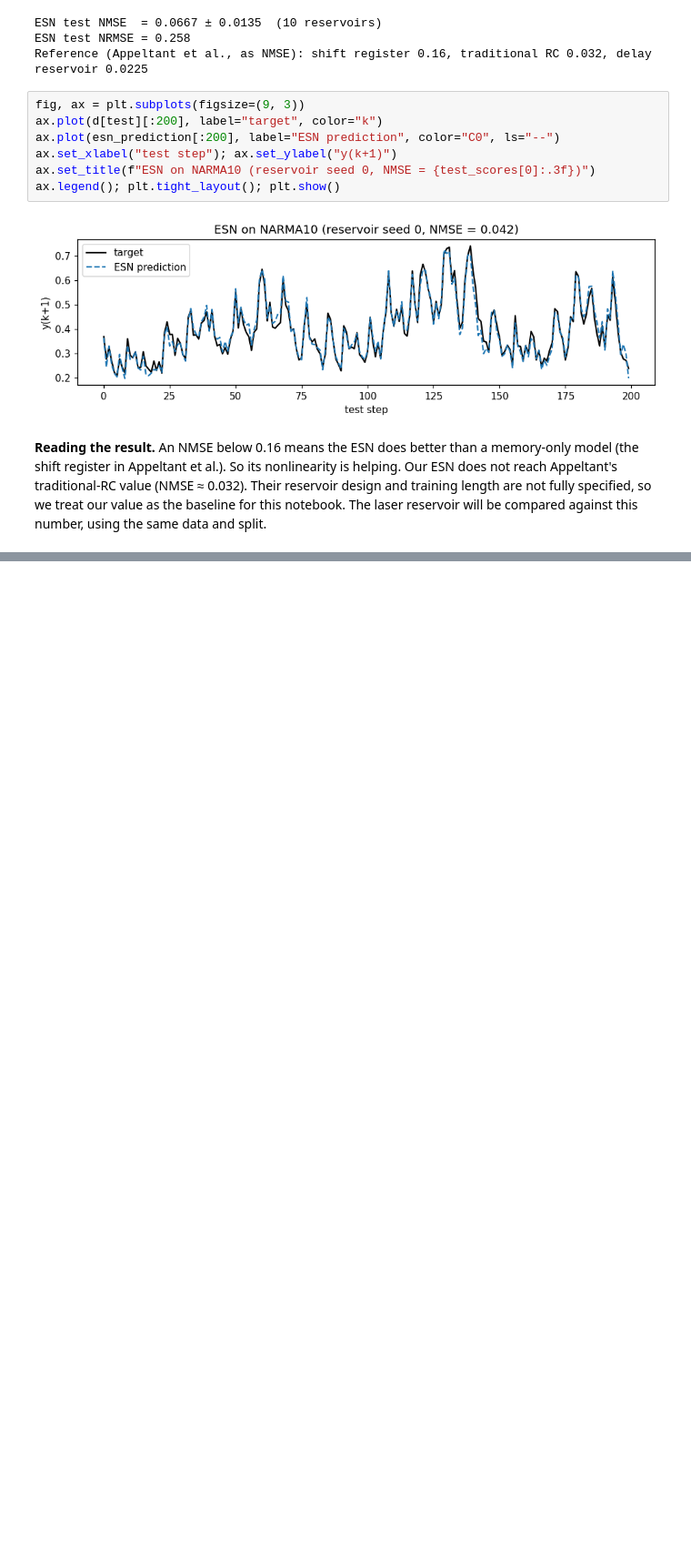
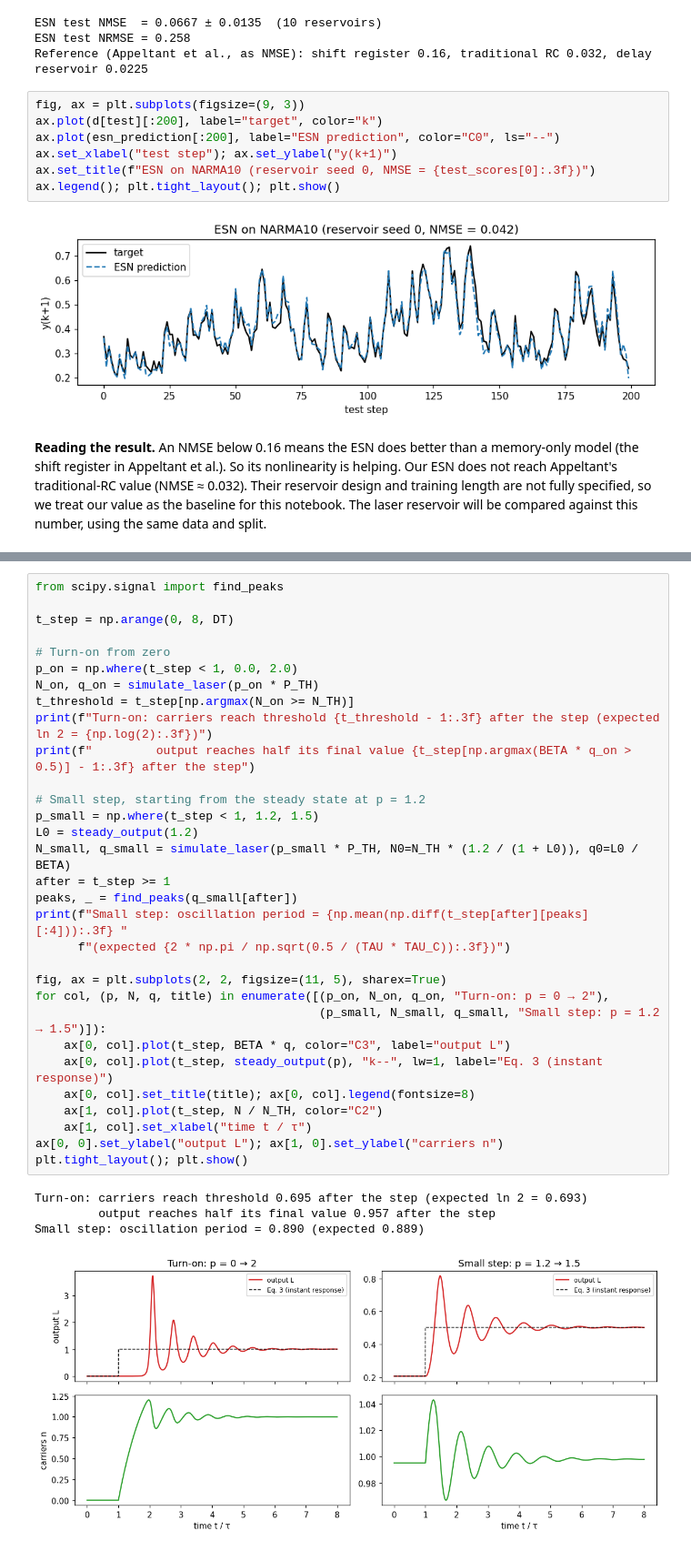
Before and after one commit to lakshsarda137/laser-reservoir-computing, a Jupyter notebook: laser_reservoir.ipynb, the cells around one changed output, grey strips where cells are left out. Shown at 91% size. Saved outputs shown, nothing was run; the diff lists cells and outputs as text; blank space fills up the shorter version.

```diff
--- a/laser_reservoir.ipynb
+++ b/laser_reservoir.ipynb
@@ -174,0 +292,36 @@ ax.legend(); plt.tight_layout(); plt.show()
+# %%
+from scipy.signal import find_peaks
+
+t_step = np.arange(0, 8, DT)
+
+# Turn-on from zero
+p_on = np.where(t_step < 1, 0.0, 2.0)
+N_on, q_on = simulate_laser(p_on * P_TH)
+t_threshold = t_step[np.argmax(N_on >= N_TH)]
+print(f"Turn-on: carriers reach threshold {t_threshold - 1:.3f} after the step (expected ln 2 = {np.log(2):.3f})")
+print(f"         output reaches half its final value {t_step[np.argmax(BETA * q_on > 0.5)] - 1:.3f} after the step")
+
+# Small step, starting from the steady state at p = 1.2
+p_small = np.where(t_step < 1, 1.2, 1.5)
+L0 = steady_output(1.2)
+N_small, q_small = simulate_laser(p_small * P_TH, N0=N_TH * (1.2 / (1 + L0)), q0=L0 / BETA)
+after = t_step >= 1
+peaks, _ = find_peaks(q_small[after])
+print(f"Small step: oscillation period = {np.mean(np.diff(t_step[after][peaks][:4])):.3f} "
+      f"(expected {2 * np.pi / np.sqrt(0.5 / (TAU * TAU_C)):.3f})")
+
+fig, ax = plt.subplots(2, 2, figsize=(11, 5), sharex=True)
+for col, (p, N, q, title) in enumerate([(p_on, N_on, q_on, "Turn-on: p = 0 → 2"),
+                                        (p_small, N_small, q_small, "Small step: p = 1.2 → 1.5")]):
+    ax[0, col].plot(t_step, BETA * q, color="C3", label="output L")
+    ax[0, col].plot(t_step, steady_output(p), "k--", lw=1, label="Eq. 3 (instant response)")
+    ax[0, col].set_title(title); ax[0, col].legend(fontsize=8)
+    ax[1, col].plot(t_step, N / N_TH, color="C2")
+    ax[1, col].set_xlabel("time t / τ")
+ax[0, 0].set_ylabel("output L"); ax[1, 0].set_ylabel("carriers n")
+plt.tight_layout(); plt.show()
+# %% [output]
+Turn-on: carriers reach threshold 0.695 after the step (expected ln 2 = 0.693)
+         output reaches half its final value 0.957 after the step
+Small step: oscillation period = 0.890 (expected 0.889)
+[figure, added]
```
Also changed, not shown: parts of 27 cells of this notebook, 3 other files.
